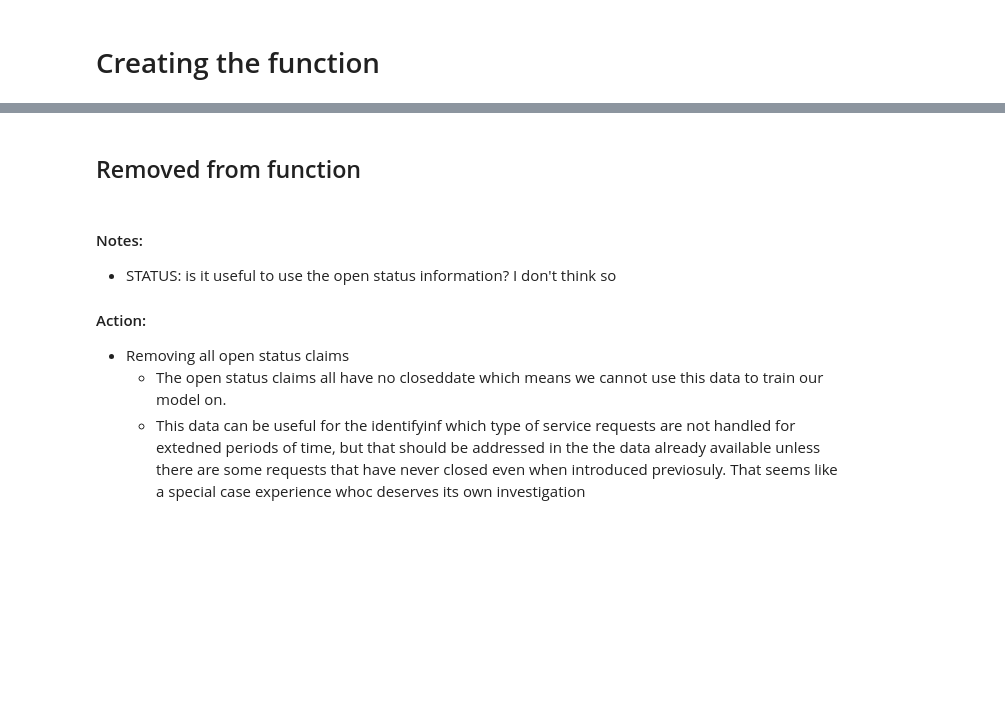
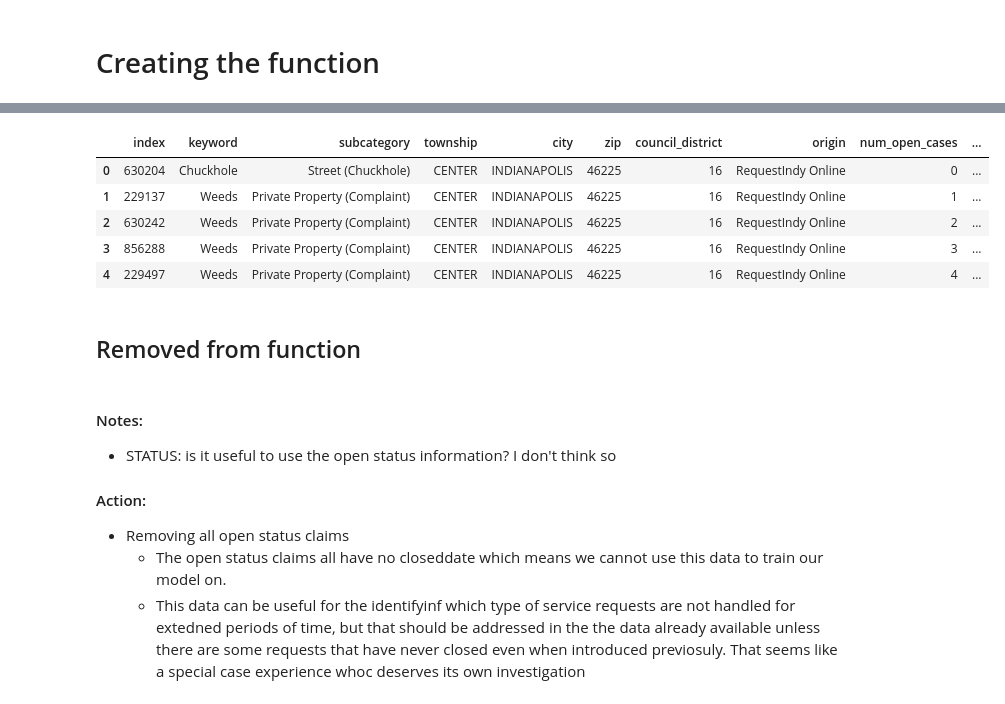
Before and after one commit to aaron-mv-moore/indy-action-time, a Jupyter notebook: work-notebooks/00_working_prepare_mac.ipynb, the cells around one changed output, grey strips where cells are left out. Drawn from its saved outputs; the diff is of its cells as text; code cells hidden in the pictures; blank space fills up the shorter version.

Commit message:
Created new feature for open cases

```diff
--- a/work-notebooks/00_working_prepare_mac.ipynb
+++ b/work-notebooks/00_working_prepare_mac.ipynb
@@ -918,0 +1026,4 @@ nulls in dataframe by column:
+# %%
+# sorting the values and reset the index
+df.sort_values(by='created', inplace = True)
+df.reset_index(inplace=True)
@@ -1008,0 +1149,26 @@ def clean_mac_keywords(df):
+# %%
+def get_feature_num_cases(df):
+    '''
+    This function takes a df and creates a new columns that represents all the open cases at the time of the case creation date.
+    '''
+    # sorting the values and reset the index
+    df.sort_values(by='created', inplace = True)
+    df.reset_index(inplace=True)
+
+    # Create a list with values for num of cases
+    res = []
+    # create series with closed dates
+    temp = df['closed']
+
+    # for each row contents and inde of each row
+    for i, row in df.iterrows():
+        # get the sum of all the Trues from comparing the creation date to all the close dates
+        # (if close date less than the open date then the older case is closed so false)
+        temp_res = np.sum(row['created'] < temp.iloc[:i])
+        # add the values in order
+        res.append(temp_res)
+
+    # add column with the results
+    df['num_open_cases'] = res
+
+    return df
@@ -1066,11 +1234,14 @@ def get_clean_mac(status_focus = 'closed'):
     # removing outliers
     df = remove_outliers(df, k=3)
 
-    # created the reponse rating
-    df['response_rating'] = pd.cut(df['response_time'], 5, labels=['excellent', 'great', 'good', 'fair','poor'])
+    # get new feature
+    df = get_feature_num_cases(df)
+
+    # making the reponse times discrete time frames
+    df['response_time_frame'] = pd.cut(df['response_time'], 5, labels=['one week', '2 weeks', '3 weeks', '4 weeks','5 weeks'])
 
     # dropping time related columns
-    df.drop(['response_time', 'created', 'closed'], axis=1, inplace=True)
+    df.drop(['response_time', 'created', 'closed', 'index'], axis=1, inplace=True)
 
     return df
 # %%
@@ -1082,3 +1254,12 @@ df.shape
+# %%
+df.head()
+# %% [output]
+|  | index | keyword | subcategory | township | city | zip | council_district | origin | num_open_cases | ... |
+| 0 | 630204 | Chuckhole | Street (Chuckhole) | CENTER | INDIANAPOLIS | 46225 | 16 | RequestIndy Online | 0 | ... |
+| 1 | 229137 | Weeds | Private Property (Complaint) | CENTER | INDIANAPOLIS | 46225 | 16 | RequestIndy Online | 1 | ... |
+| 2 | 630242 | Weeds | Private Property (Complaint) | CENTER | INDIANAPOLIS | 46225 | 16 | RequestIndy Online | 2 | ... |
+| 3 | 856288 | Weeds | Private Property (Complaint) | CENTER | INDIANAPOLIS | 46225 | 16 | RequestIndy Online | 3 | ... |
+| 4 | 229497 | Weeds | Private Property (Complaint) | CENTER | INDIANAPOLIS | 46225 | 16 | RequestIndy Online | 4 | ... |
 # %% [markdown]
 ## Removed from function
 # %%
```
Also changed, not shown: parts of 21 cells of this notebook.
